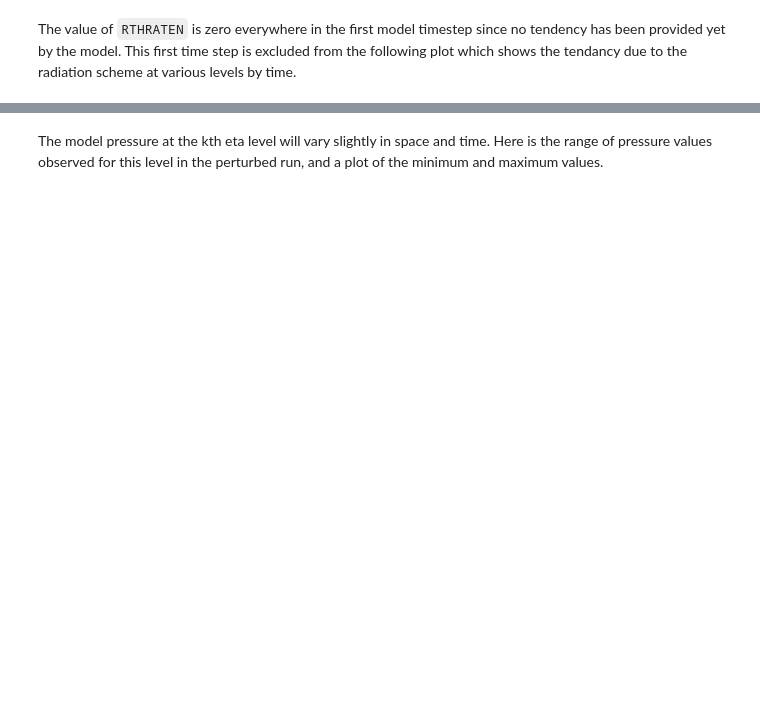
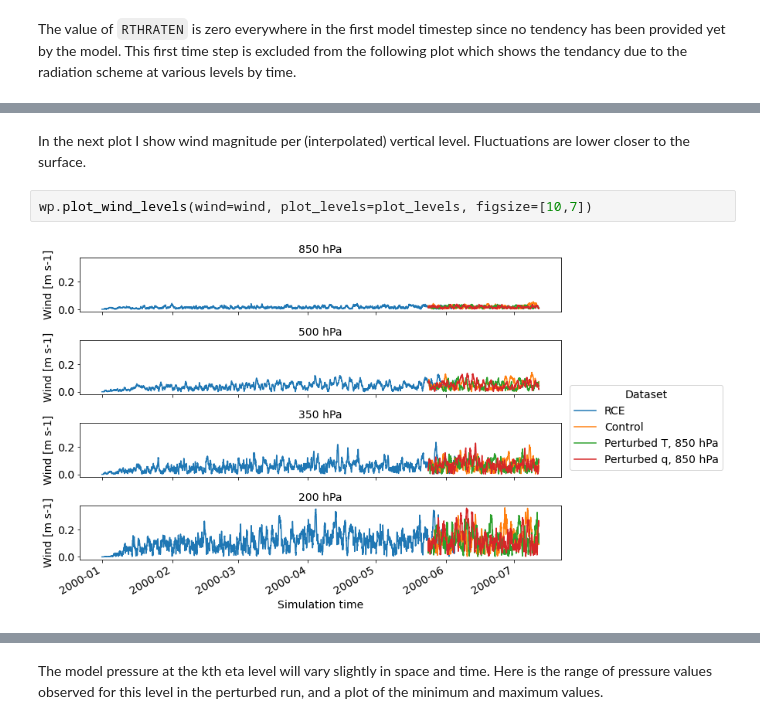
Before and after one commit to traupach/wrf_lrf_les, a Jupyter notebook: analysis/perturbation_analysis.ipynb, the cells around one changed output, grey strips where cells are left out. Cells and saved outputs as stored; diff of their text form; blank space fills up the shorter version.

```diff
--- a/analysis/perturbation_analysis.ipynb
+++ b/analysis/perturbation_analysis.ipynb
@@ -117,0 +173,6 @@ k_pert = wp.perturbation_details(wrfinput_file=inputs['Perturbed T']+'/wrfinput_
+# %% [markdown]
+In the next plot I show wind magnitude per (interpolated) vertical level. Fluctuations are lower closer to the surface.
+# %%
+wp.plot_wind_levels(wind=wind, plot_levels=plot_levels, figsize=[10,7])
+# %% [output]
+[figure, added]
```
Also changed, not shown: parts of 55 cells of this notebook, 6 other files.
